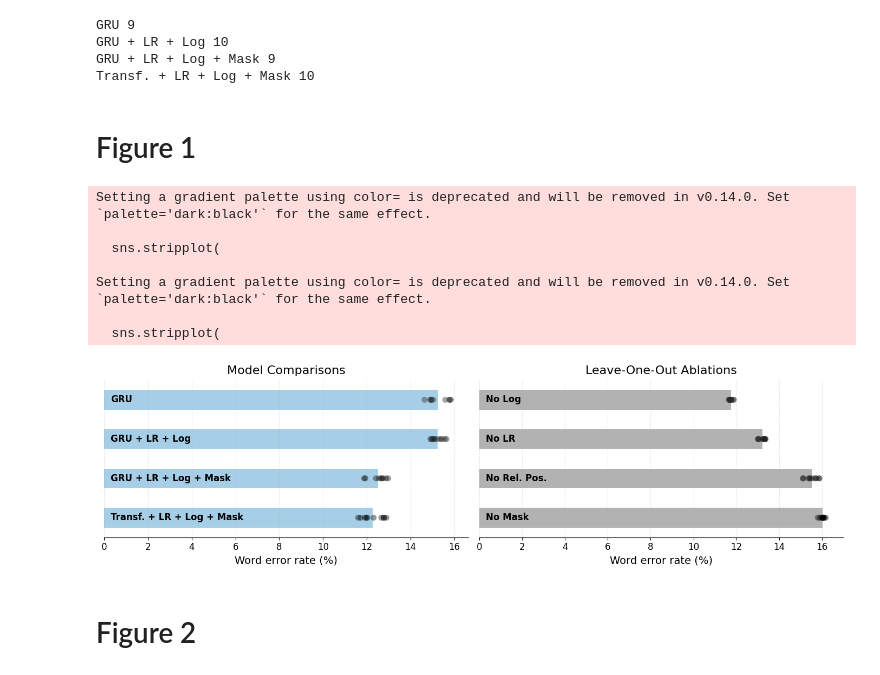
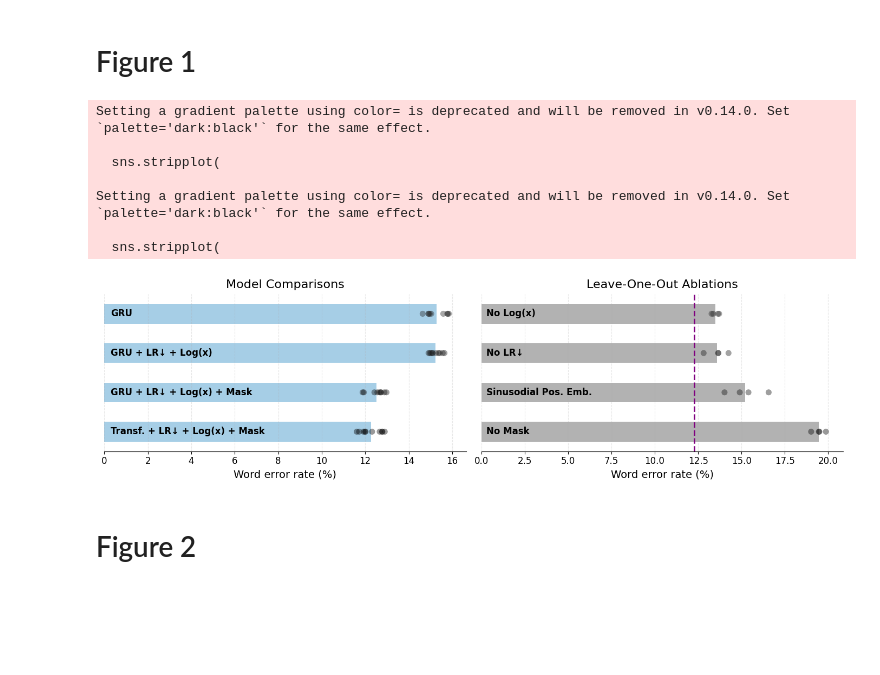
Before and after one commit to ebrahimfeghhi/transformers_with_dietcorp, a Jupyter notebook: notebooks/figures/figure_plots.ipynb, the cells around one changed output. Saved outputs shown, nothing was run; the diff lists cells and outputs as text; code cells hidden in the pictures; blank space fills up the shorter version.

```diff
--- a/notebooks/figures/figure_plots.ipynb
+++ b/notebooks/figures/figure_plots.ipynb
@@ -25,21 +38,28 @@ with open(data_path + 'blue_bar_comp.pkl', 'rb') as f:
 
 with open(data_path + 'blue_bar_val.pkl', 'rb') as f:
     main_results_val = pickle.load(f)
+
+with open(data_path + 'grey_bar_comp.pkl', 'rb') as f:
+    ablation_results = pickle.load(f)
+
+with open(data_path + 'grey_bar_dict.pkl', 'rb') as f:
+    ablation_results_val = pickle.load(f)
 # %%
 main_results.keys()
-remapped_keys = {'neurips_gru_baseline_seed_seed_': 'GRU',
-                 'neurips_gru_datalog_lr_scheduler_seed_': 'GRU + LR + Log',
-                 'neurips_gru_data_log_time_masked_lr_schedule_seed_': 'GRU + LR + Log + Mask',
-                 'neurips_transformer_time_masked_seed_': 'Transf. + LR + Log + Mask'}
-model_perf_dict_main = rename_keys_by_map(main_results, remapped_keys)
+remapped_keys_main = {'neurips_gru_baseline_seed_seed_': 'GRU',
+                 'neurips_gru_datalog_lr_scheduler_seed_': 'GRU + LR↓ + Log(x)',
+                 'neurips_gru_data_log_time_masked_lr_schedule_seed_': 'GRU + LR↓ + Log(x) + Mask',
+                 'neurips_transformer_time_masked_seed_': 'Transf. + LR↓ + Log(x) + Mask'}
+model_perf_dict_main = rename_keys_by_map(main_results, remapped_keys_main)
 
-for key, val in model_perf_dict_main.items():
-    print(key, len(val))
+
+key_to_switch_ablation = ['No Log(x)', 'No LR↓', 'Sinusodial Pos. Emb.', 'No Mask']
+orig_ablation_keys = list(ablation_results_val.keys())
+remapped_keys_ablation = {}
+for new_key, old_key in zip(key_to_switch_ablation, orig_ablation_keys):
+    remapped_keys_ablation[old_key] = new_key
+
+model_perf_dict_ablate = rename_keys_by_map(ablation_results, remapped_keys_ablation)
-# %% [output]
-GRU 9
-GRU + LR + Log 10
-GRU + LR + Log + Mask 9
-Transf. + LR + Log + Mask 10
 # %% [markdown]
 # Figure 1
 # %%
@@ -64,13 +84,7 @@ means_main = data_main.groupby("Model")["Performance"].mean().reset_index()
 # -----------------------------
 # Data for ablations
 # -----------------------------
-model_perf_dict_ablate = {
-    "No Log": np.random.uniform(11.5, 11.9, size=10),
-    "No LR": np.random.uniform(13.0, 13.4, size=10),
-    "No Rel. Pos.": np.random.uniform(15, 15.9, size=10),
-    "No Mask": np.random.uniform(15.8, 16.2, size=10),
-}
-model_order_ablate = list(model_perf_dict_ablate.keys())
+model_order_ablate = ['No Log(x)', 'No LR↓', 'Sinusodial Pos. Emb.', 'No Mask']
 
 data_ablate = pd.DataFrame([
     {"Model": m, "Performance": p} for m, ps in model_perf_dict_ablate.items() for p in ps
@@ -159,34 +173,36 @@ sns.stripplot(
     hue="Model",
     color='black',
     jitter=False,
     size=8,
     alpha=0.4,
     legend=False,
     zorder=2,
     ax=axes[1],
 )
 
 axes[1].set_title("Leave-One-Out Ablations", fontsize=16, pad=8)
 axes[1].set_xlabel("Word error rate (%)", fontsize=14)
 axes[1].set_ylabel("")
 axes[1].tick_params(labelsize=12)
 axes[1].set_xlim(left=0)
 axes[0].set_yticks([])
 axes[1].set_yticks([])
 axes[1].grid(axis="x", linestyle="--", alpha=0.3)
+axes[1].axvline(x=np.mean(model_perf_dict_main['Transf. + LR↓ + Log(x) + Mask']),
+                color="purple", linestyle='--', linewidth=2)
 sns.despine(left=True, ax=axes[1])
 plt.savefig('figure_pdf/figure1/3_gram.pdf', bbox_inches='tight')
 plt.tight_layout()
 plt.show()
 # %% [output]
 Setting a gradient palette using color= is deprecated and will be removed in v0.14.0. Set `palette='dark:black'` for the same effect.
 
   sns.stripplot(
 
 Setting a gradient palette using color= is deprecated and will be removed in v0.14.0. Set `palette='dark:black'` for the same effect.
 
   sns.stripplot(
-[figure, old version]
+[figure, new version]
 # %% [markdown]
 # Figure 2
 # %%
```
Also changed, not shown: parts of 1 cell of this notebook, 3 other files.
